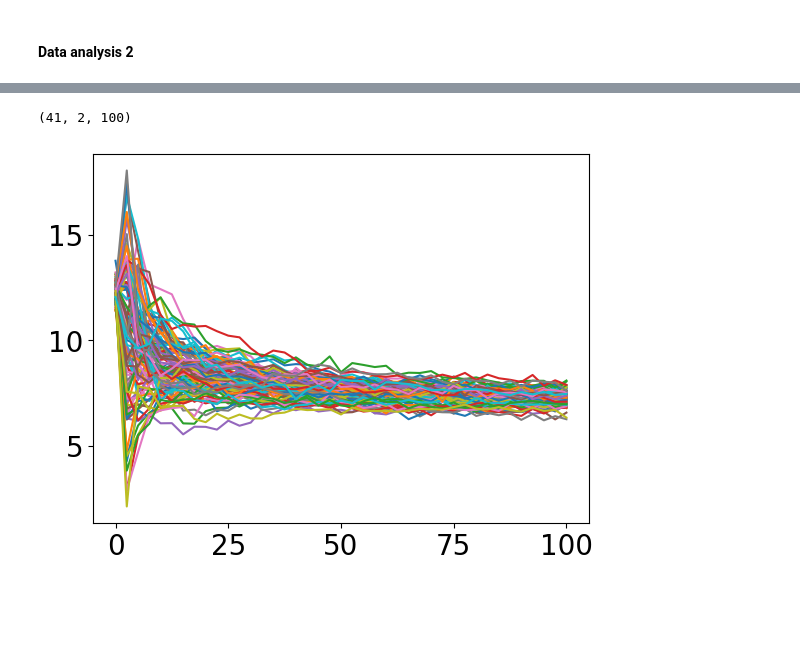
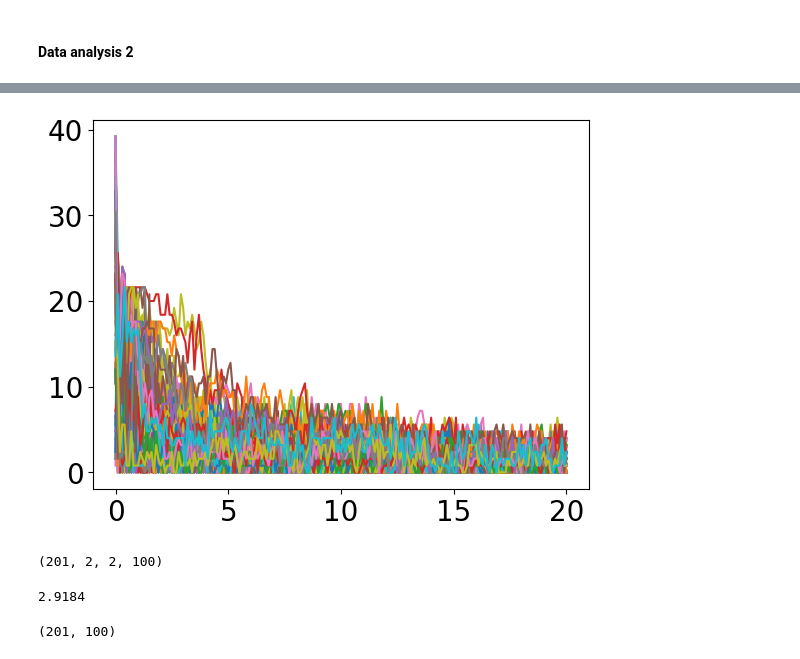
Before and after one commit to Priesemann-Group/neuro_op, a Jupyter notebook: notebooks/Testing.ipynb, the cells around one changed output, grey strips where cells are left out. Cells and saved outputs as stored; diff of their text form; code cells hidden in the pictures; blank space fills up the shorter version.

```diff
--- a/notebooks/Testing.ipynb
+++ b/notebooks/Testing.ipynb
@@ -125,11 +148,18 @@ for i in range(len(mu_arr.T)):
+# %%
+for i in N_iter:
+    plt.plot(input["t_sample"] * np.arange(0, lin_dis.shape[0]), lin_dis[:, 0, i])
+# %% [output]
+[figure, added]
+# %%
+arr = np.array(out1["p_distances"])
+print(arr.shape)
+(arr[-1, 0, 1, :] ** 2).mean()
+# %% [output]
+(201, 2, 2, 100)
+2.9184
 # %%
-kld = np.array(out1["kl_divs"])
-lin_dis = np.array(out1["p_distances"])[:, 0]
-lin_dis.shape
+arr2 = np.array(out1["kl_divs"])
+arr2.shape
+np.array(out1["mu_nodes"]).shape
 # %% [output]
-(41, 2, 100)
+(201, 100)
-# %%
-for i in range(input["N_nodes"]):
-    plt.plot(input["t_sample"] * np.arange(0, kld.shape[0]), kld[:, i, 1])
-# %% [output]
-[figure, removed]
```
Also changed, not shown: parts of 18 cells of this notebook, 2 other files.
